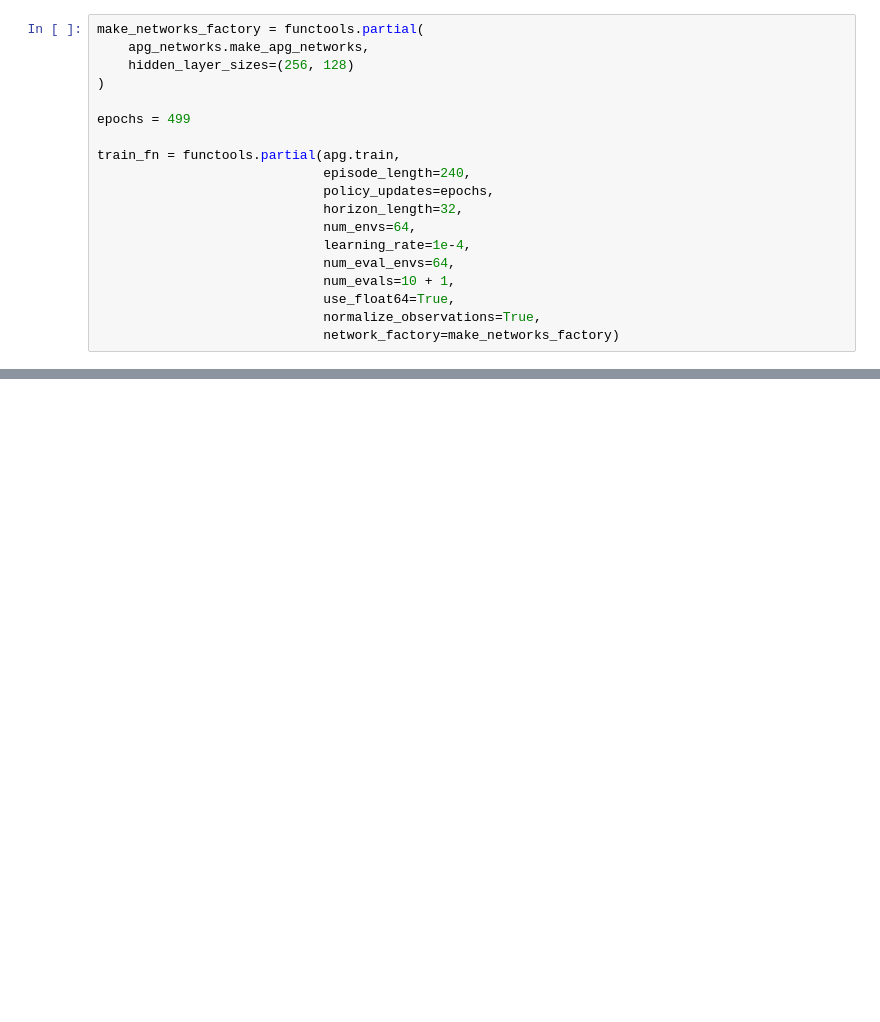
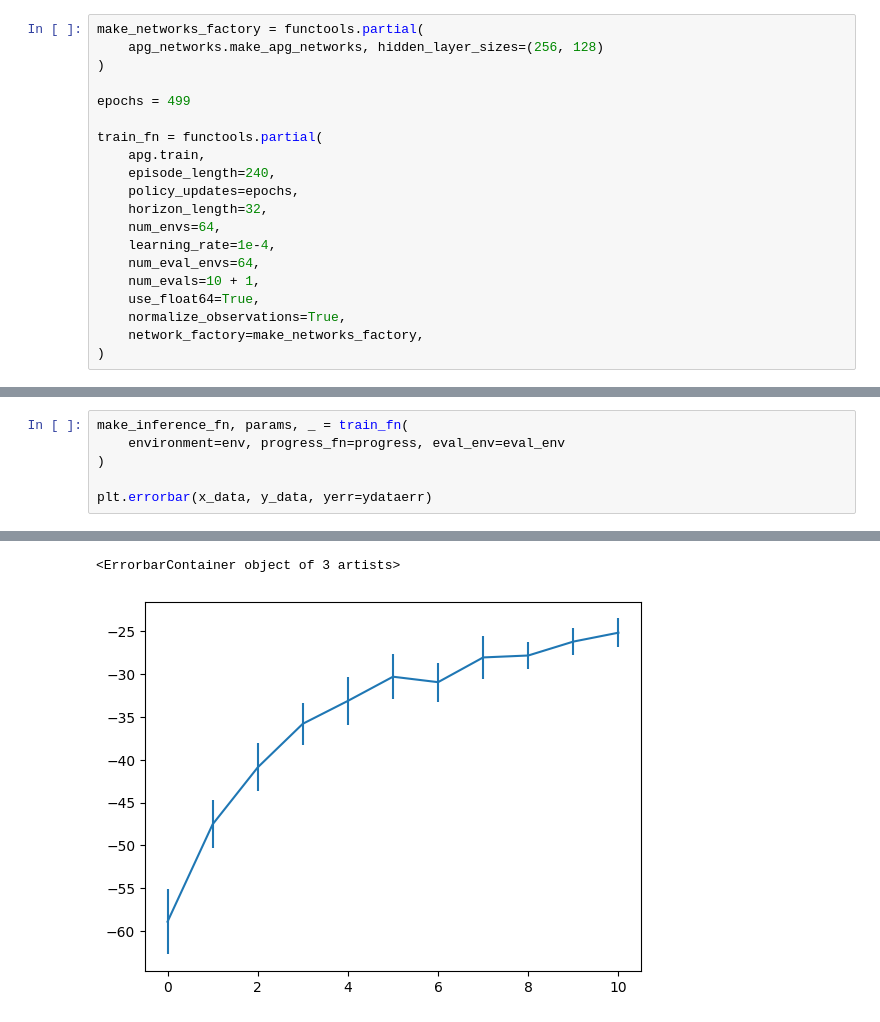
Before and after one commit to wkm/mindsim, a Jupyter notebook: training_apg.ipynb, the cells around one changed output, grey strips where cells are left out. Saved outputs shown, nothing was run; the diff lists cells and outputs as text; blank space fills up the shorter version.

```diff
--- a/training_apg.ipynb
+++ b/training_apg.ipynb
@@ -499,22 +519,23 @@ envs.register_environment('trotting_anymal', TrotAnymal)
 # %%
 make_networks_factory = functools.partial(
-    apg_networks.make_apg_networks,
-    hidden_layer_sizes=(256, 128)
+    apg_networks.make_apg_networks, hidden_layer_sizes=(256, 128)
 )
 
 epochs = 499
 
-train_fn = functools.partial(apg.train,
-                             episode_length=240,
-                             policy_updates=epochs,
-                             horizon_length=32,
-                             num_envs=64,
-                             learning_rate=1e-4,
-                             num_eval_envs=64,
-                             num_evals=10 + 1,
-                             use_float64=True,
-                             normalize_observations=True,
-                             network_factory=make_networks_factory)
+train_fn = functools.partial(
+    apg.train,
+    episode_length=240,
+    policy_updates=epochs,
+    horizon_length=32,
+    num_envs=64,
+    learning_rate=1e-4,
+    num_eval_envs=64,
+    num_evals=10 + 1,
+    use_float64=True,
+    normalize_observations=True,
+    network_factory=make_networks_factory,
+)
 # %%
 x_data = []
 y_data = []
@@ -542,0 +557,7 @@ plt.errorbar(x_data, y_data, yerr=ydataerr)
+# %%
+make_inference_fn, params, _ = train_fn(
+    environment=env, progress_fn=progress, eval_env=eval_env
+)
+
+plt.errorbar(x_data, y_data, yerr=ydataerr)
+# %% [output]
@@ -543 +575,3 @@ plt.errorbar(x_data, y_data, yerr=ydataerr)
+<ErrorbarContainer object of 3 artists>
+[figure, added]
 # %%
```
Also changed, not shown: parts of 16 cells of this notebook, 2 other files.
